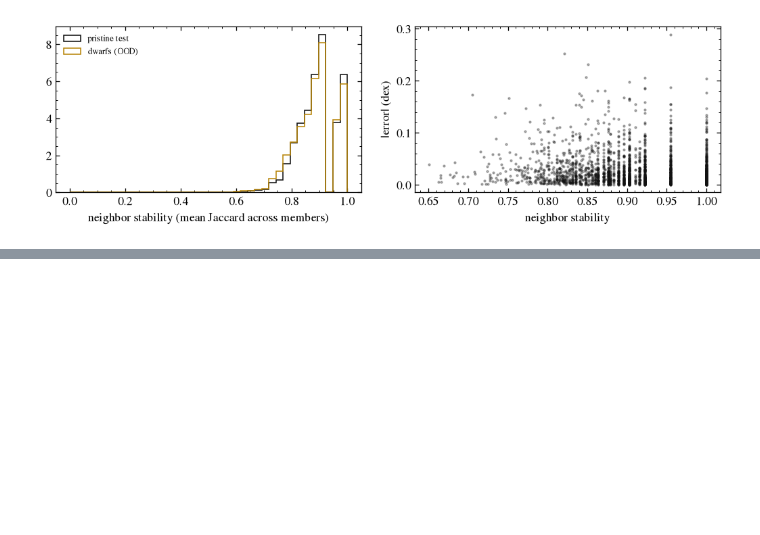
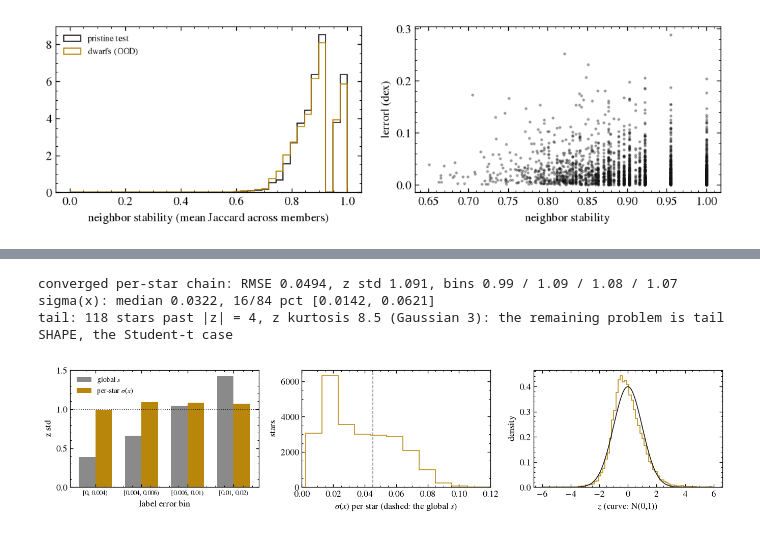
Before and after one commit to YasirAlsugair/ray-tracing-sampler-experiments, a Jupyter notebook: exp7_gaia_posterior.ipynb, the cells around one changed output, grey strips where cells are left out. Cells and saved outputs as stored; diff of their text form; code cells hidden in the pictures; blank space fills up the shorter version.

```diff
--- a/exp7_gaia_posterior.ipynb
+++ b/exp7_gaia_posterior.ipynb
@@ -758,0 +807,59 @@ stability vs |error| correlation (test): -0.02
+# %%
+import sys
+sys.path.insert(0, str(ROOT / "experiments"))
+import exp7_gaia_hetero as hetero
+
+hmodel = hetero.make_model()
+mus, sigs = [], []
+with torch.no_grad():
+    X = torch.tensor(test_Xs, device=hetero.DEV)
+    for st in hp["members"]:
+        hetero.load_flat(hmodel, st)
+        mu, r = hmodel.mu_r(X)
+        mus.append(mu.cpu().numpy())
+        sigs.append(np.exp(-3.0 + r.cpu().numpy()))
+mus, sigs = np.array(mus), np.array(sigs)
+mu_h, tau_h, sig_h = mus.mean(0), mus.std(0), np.median(sigs, 0)
+z_h = (test_y - mu_h) / np.sqrt(tau_h**2 + test_e**2 + sig_h**2)
+
+p9 = np.load(TAB / "exp7_analysis_pack.npz")
+mu_s = p9["member_preds_scatter"].mean(0)
+tau_s = p9["member_preds_scatter"].std(0)
+s_med = float(np.median(p9["member_s_scatter"]))
+z_s = (p9["test_y"] - mu_s) / np.sqrt(tau_s**2 + p9["test_yerr"]**2 + s_med**2)
+
+edges = [0.0, 0.004, 0.006, 0.01, 0.02]
+labels = [f"[{lo:g}, {hi:g})" for lo, hi in zip(edges[:-1], edges[1:])]
+zs_bins = [z_s[(test_e >= lo) & (test_e < hi)].std() for lo, hi in zip(edges[:-1], edges[1:])]
+zh_bins = [z_h[(test_e >= lo) & (test_e < hi)].std() for lo, hi in zip(edges[:-1], edges[1:])]
+
+fig, axes = plt.subplots(1, 3, figsize=(12, 2.8))
+xpos = np.arange(len(labels))
+axes[0].bar(xpos - 0.18, zs_bins, 0.36, color=GRAY, label=r"global $s$")
+axes[0].bar(xpos + 0.18, zh_bins, 0.36, color=ACCENT, label=r"per-star $\sigma(x)$")
+axes[0].axhline(1.0, color=DARK, ls=":", lw=1)
+axes[0].set_xticks(xpos); axes[0].set_xticklabels(labels, fontsize=8)
+axes[0].set_xlabel("label error bin"); axes[0].set_ylabel("z std")
+axes[0].legend(loc="upper left")
+axes[1].hist(sig_h, bins=60, histtype="step", color=ACCENT)
+axes[1].axvline(s_med, color=GRAY, ls="--", lw=1)
+axes[1].set_xlabel(r"$\sigma(x)$ per star (dashed: the global $s$)")
+axes[1].set_ylabel("stars"); axes[1].set_xlim(0, 0.12)
+zz = np.linspace(-6, 6, 300)
+axes[2].hist(z_h, bins=np.linspace(-6, 6, 80), density=True, histtype="step", color=ACCENT)
+axes[2].plot(zz, np.exp(-zz**2 / 2) / np.sqrt(2 * np.pi), color=DARK, lw=1)
+axes[2].set_xlabel(r"$z$ (curve: N(0,1))"); axes[2].set_ylabel("density")
+fig.tight_layout()
+
+kurt = float(((z_h - z_h.mean())**4).mean() / z_h.std()**4)
+print(f"converged per-star chain: RMSE {np.sqrt(((mu_h - test_y)**2).mean()):.4f}, "
+      f"z std {z_h.std():.3f}, bins {' / '.join(f'{b:.2f}' for b in zh_bins)}")
+print(f"sigma(x): median {np.median(sig_h):.4f}, 16/84 pct "
+      f"[{np.percentile(sig_h, 16):.4f}, {np.percentile(sig_h, 84):.4f}]")
+print(f"tail: {np.sum(np.abs(z_h) > 4)} stars past |z| = 4, z kurtosis {kurt:.1f} "
+      f"(Gaussian 3): the remaining problem is tail SHAPE, the Student-t case")
+# %% [output]
+converged per-star chain: RMSE 0.0494, z std 1.091, bins 0.99 / 1.09 / 1.08 / 1.07
+sigma(x): median 0.0322, 16/84 pct [0.0142, 0.0621]
+tail: 118 stars past |z| = 4, z kurtosis 8.5 (Gaussian 3): the remaining problem is tail SHAPE, the Student-t case
+[figure, added]
```
Also changed, not shown: parts of 5 cells of this notebook.
